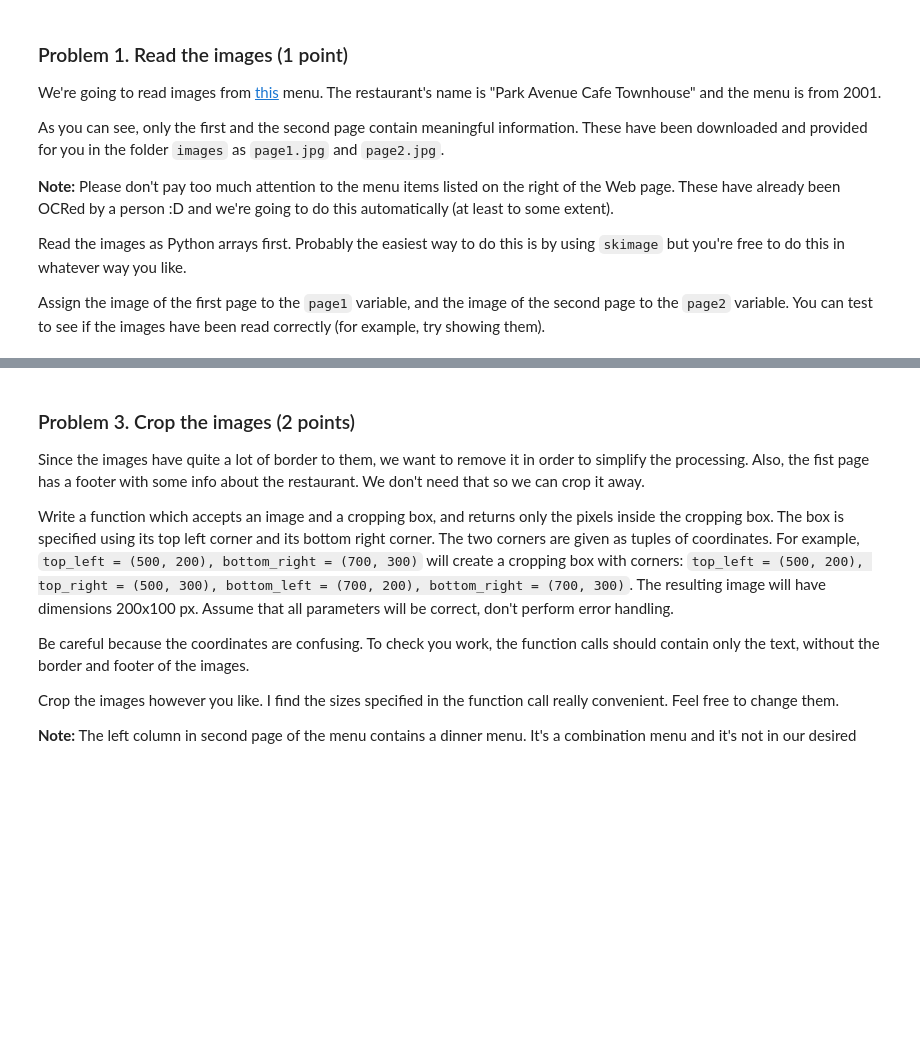
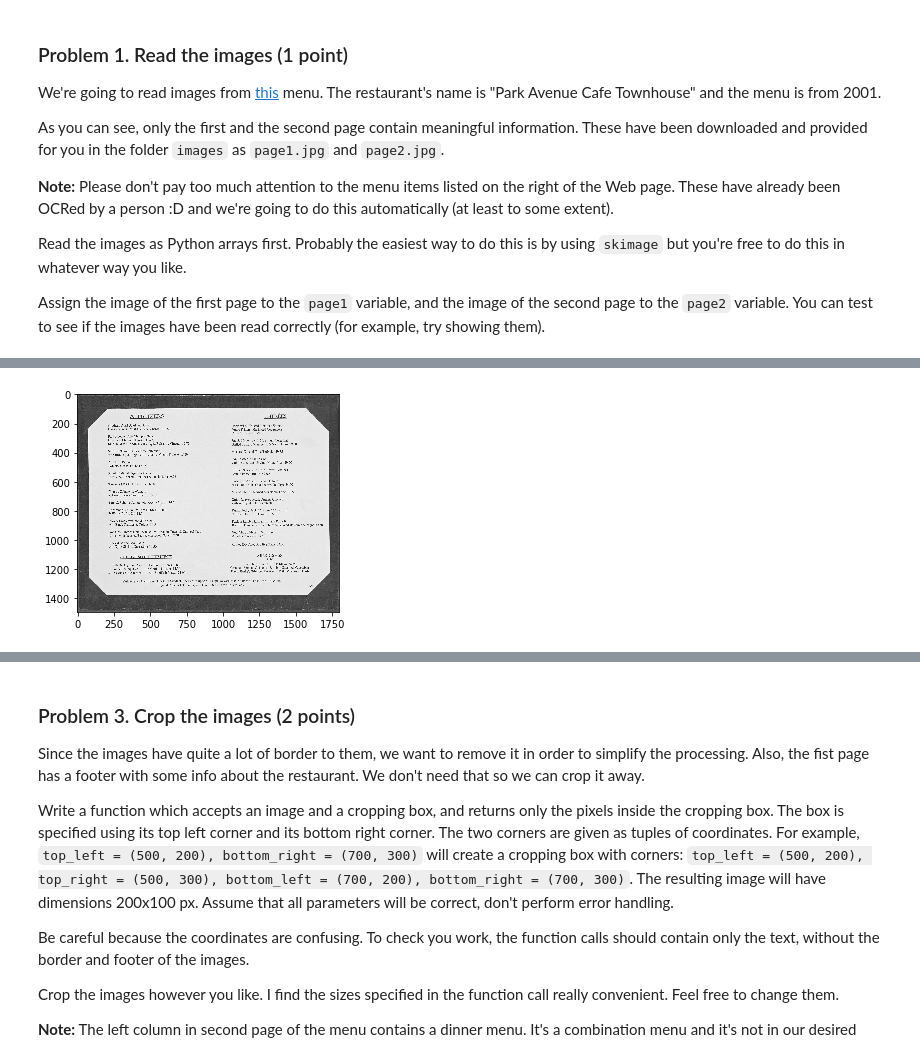
Before and after one commit to teodora-petkova/artificial-intelligence-course, a Jupyter notebook: Data-Science/Labs/03. Working-with-Images-and-Text-Lab/Working with Images and Text Lab.ipynb, the cells around one changed output, grey strips where cells are left out. Drawn from its saved outputs; the diff is of its cells as text; code cells hidden in the pictures; blank space fills up the shorter version.

```diff
--- a/Data-Science/Labs/03. Working-with-Images-and-Text-Lab/Working with Images and Text Lab.ipynb
+++ b/Data-Science/Labs/03. Working-with-Images-and-Text-Lab/Working with Images and Text Lab.ipynb
@@ -60,11 +74,16 @@ Note that this process will reduce the number of dimensions of the image matrix
 # %%
 def convert_to_grayscale(image):
     """
     Converts the specified RGB image to grayscale, averaging over
     the red, green, and blue channels
     """
-    # YOUR CODE HERE
-    raise NotImplementedError()
+    grayscale_image = np.mean(image, axis = 2)
+    return grayscale_image
+
+plt.imshow(convert_to_grayscale(page1), cmap="gray")
+plt.show()
+# %% [output]
+[figure, added]
 # %%
 page1_gray = convert_to_grayscale(page1)
 page2_gray = convert_to_grayscale(page2)
```
Also changed, not shown: parts of 24 cells of this notebook, 3 other files.
